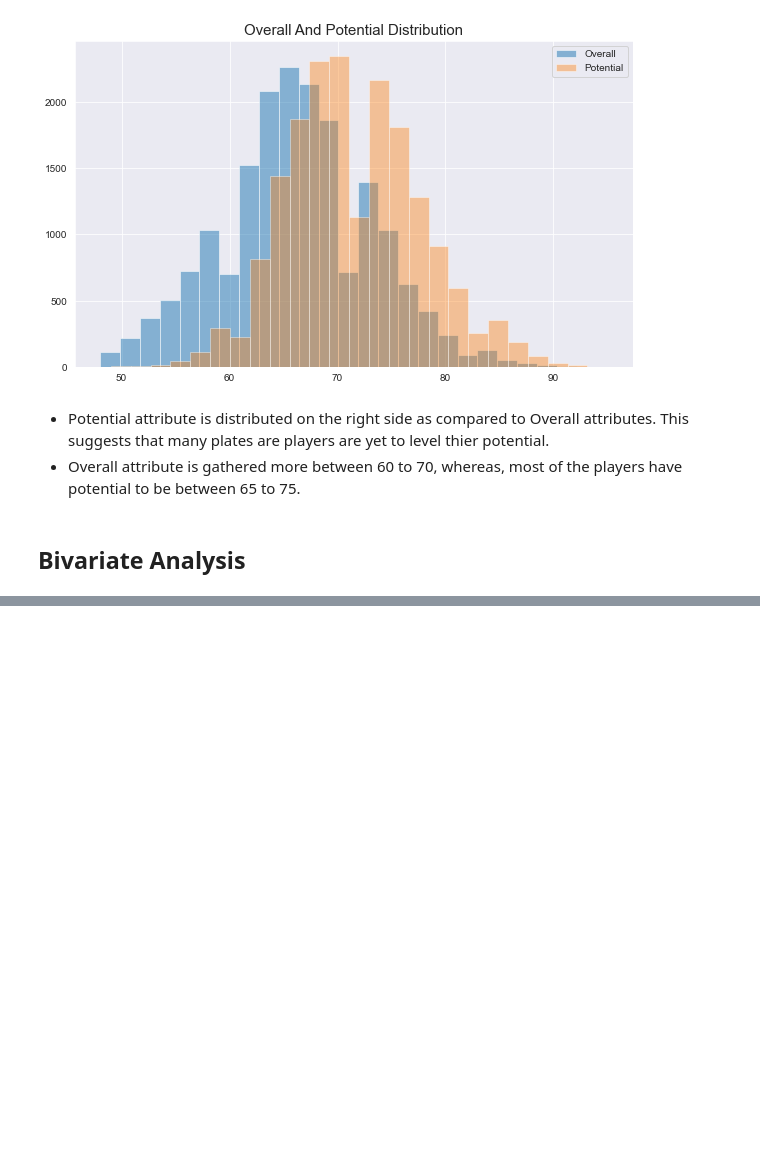
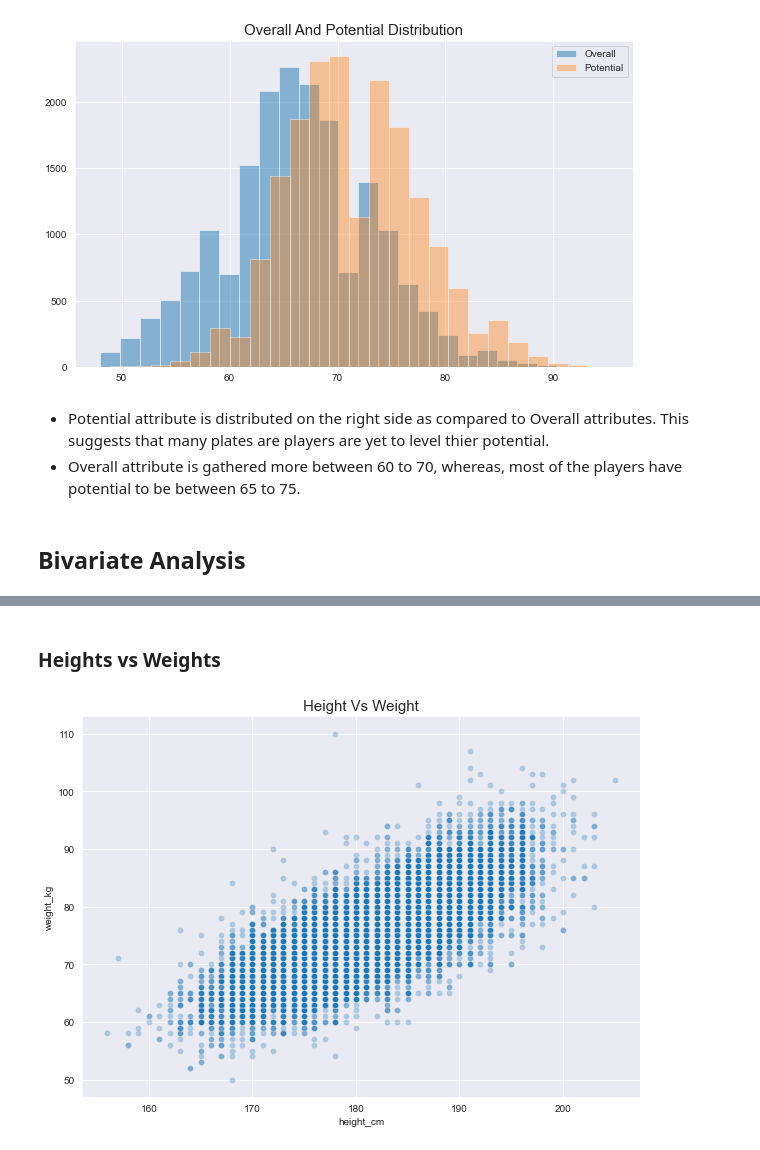
Before and after one commit to mdushetwar/Fifa-Players--EDA-Clustering, a Jupyter notebook: PRCP-1004-Fifa20.ipynb, the cells around one changed output, grey strips where cells are left out. Drawn from its saved outputs; the diff is of its cells as text; code cells hidden in the pictures; blank space fills up the shorter version.

```diff
--- a/PRCP-1004-Fifa20.ipynb
+++ b/PRCP-1004-Fifa20.ipynb
@@ -322,0 +314,8 @@ fifa.head()
+# %% [markdown]
+### Heights vs Weights
+# %%
+plt.figure(figsize=(10,7))
+sns.scatterplot('height_cm', 'weight_kg', data=fifa, alpha=0.3)
+plt.title('Height vs Weight'.title(), fontsize=15);
+# %% [output]
+[figure, added]
```
Also changed, not shown: parts of 8 cells of this notebook.
